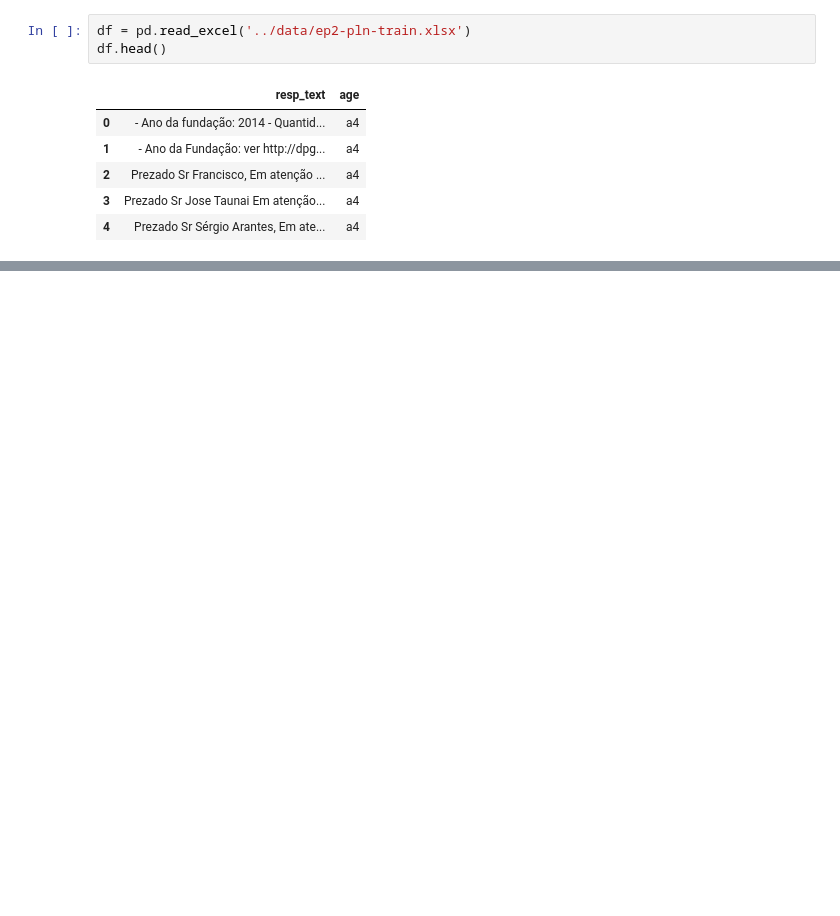
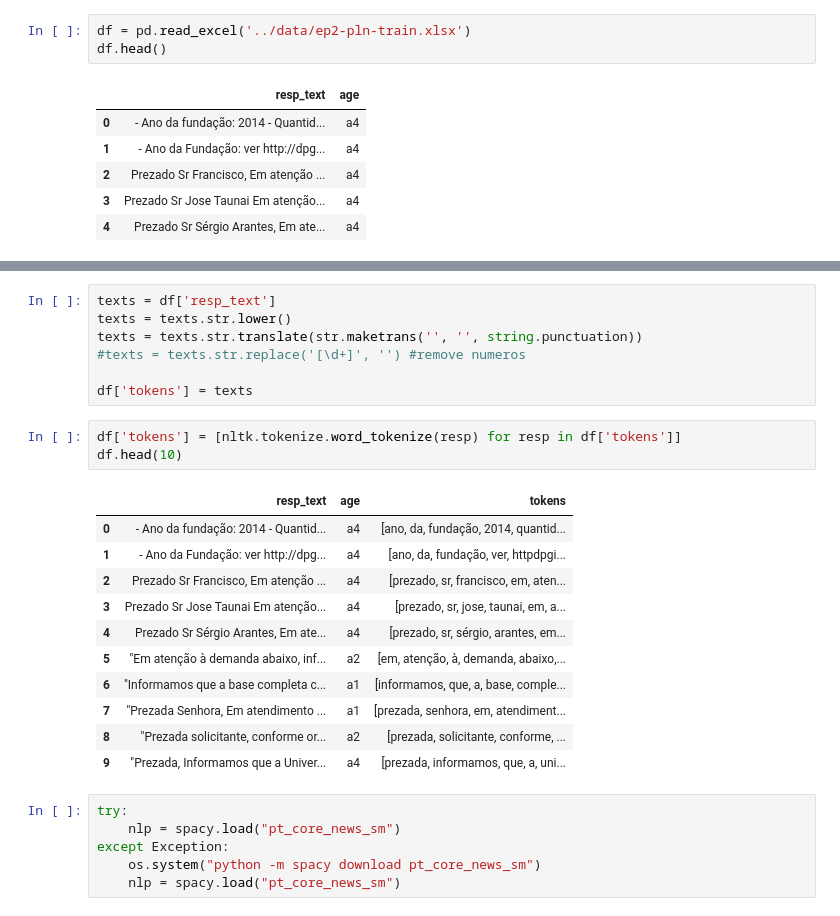
Before and after one commit to felmateos/age-group-classifier, a Jupyter notebook: analysis/exploratory_analysis.ipynb, the cells around one changed output, grey strips where cells are left out. Cells and saved outputs as stored; diff of their text form; blank space fills up the shorter version.

```diff
--- a/analysis/exploratory_analysis.ipynb
+++ b/analysis/exploratory_analysis.ipynb
@@ -12,0 +75,28 @@ df.head()
+# %%
+texts = df['resp_text']
+texts = texts.str.lower()
+texts = texts.str.translate(str.maketrans('', '', string.punctuation))
+#texts = texts.str.replace('[\d+]', '') #remove numeros
+
+df['tokens'] = texts
+# %%
+df['tokens'] = [nltk.tokenize.word_tokenize(resp) for resp in df['tokens']]
+df.head(10)
+# %% [output]
+|  | resp_text | age | tokens |
+| 0 | - Ano da fundação: 2014 - Quantid... | a4 | [ano, da, fundação, 2014, quantid... |
+| 1 | - Ano da Fundação: ver http://dpg... | a4 | [ano, da, fundação, ver, httpdpgi... |
+| 2 | Prezado Sr Francisco, Em atenção ... | a4 | [prezado, sr, francisco, em, aten... |
+| 3 | Prezado Sr Jose Taunai Em atenção... | a4 | [prezado, sr, jose, taunai, em, a... |
+| 4 | Prezado Sr Sérgio Arantes, Em ate... | a4 | [prezado, sr, sérgio, arantes, em... |
+| 5 | "Em atenção à demanda abaixo, inf... | a2 | [em, atenção, à, demanda, abaixo,... |
+| 6 | "Informamos que a base completa c... | a1 | [informamos, que, a, base, comple... |
+| 7 | "Prezada Senhora, Em atendimento ... | a1 | [prezada, senhora, em, atendiment... |
+| 8 | "Prezada solicitante, conforme or... | a2 | [prezada, solicitante, conforme, ... |
+| 9 | "Prezada, Informamos que a Univer... | a4 | [prezada, informamos, que, a, uni... |
+# %%
+try:
+    nlp = spacy.load("pt_core_news_sm")
+except Exception:
+    os.system("python -m spacy download pt_core_news_sm")
+    nlp = spacy.load("pt_core_news_sm")
```
Also changed, not shown: parts of 15 cells of this notebook, 1 other file.
